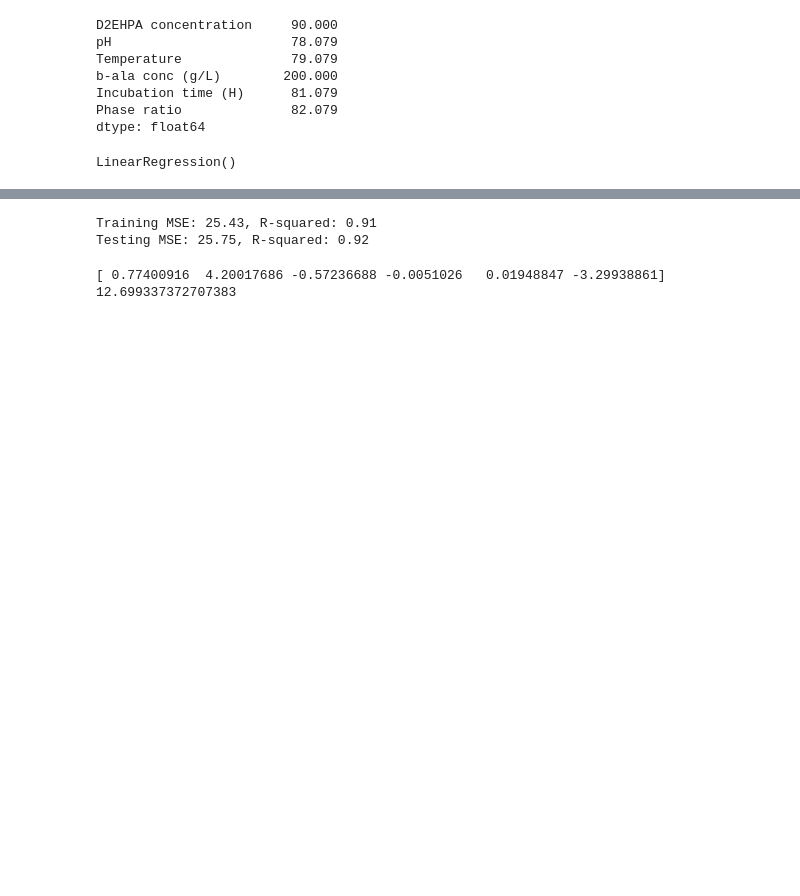
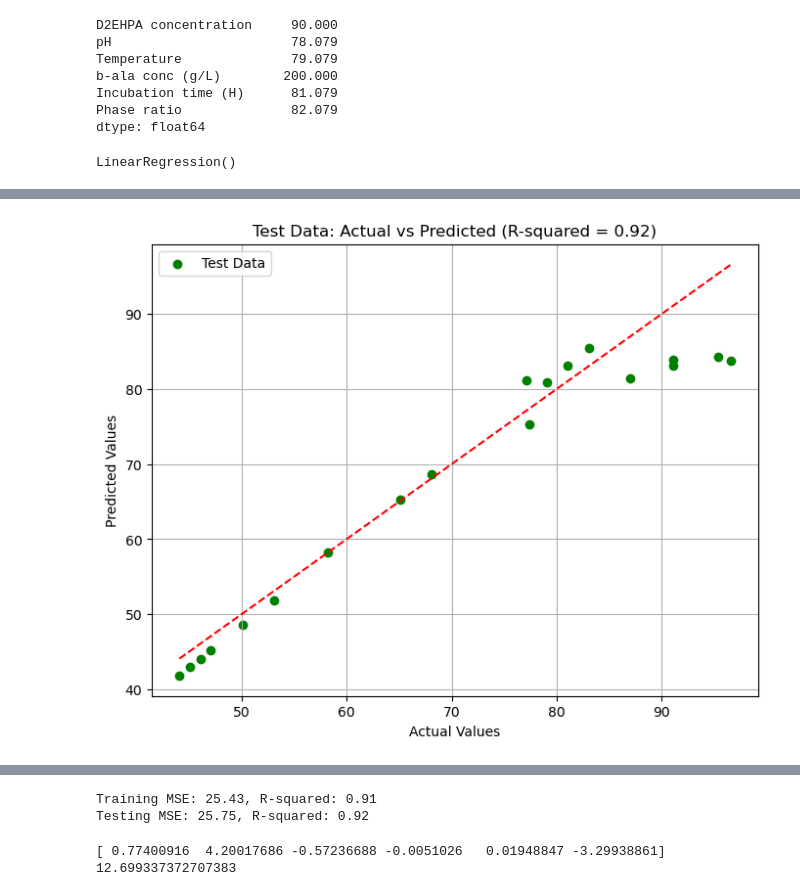
Before and after one commit to rehmansohail/Modelling-the-Reactive-Extraction-Process-of-Beta-Alanine, a Jupyter notebook: linear_regression_opti.ipynb, the cells around one changed output, grey strips where cells are left out. Cells and saved outputs as stored; diff of their text form; code cells hidden in the pictures; blank space fills up the shorter version.

```diff
--- a/linear_regression_opti.ipynb
+++ b/linear_regression_opti.ipynb
@@ -59,0 +76,12 @@ y_pred = model.predict(X)
+# %%
+plt.figure(figsize=(8, 6))
+plt.scatter(y_test, y_test_pred, color='green', label='Test Data')
+plt.plot([min(y_test), max(y_test)], [min(y_test), max(y_test)], color='red', linestyle='--')
+plt.title(f'Test Data: Actual vs Predicted (R-squared = {test_r2:.2f})')
+plt.xlabel('Actual Values')
+plt.ylabel('Predicted Values')
+plt.legend()
+plt.grid(True)
+plt.show()
+# %% [output]
+[figure, added]
```
Also changed, not shown: parts of 5 cells of this notebook, 1 other file.
